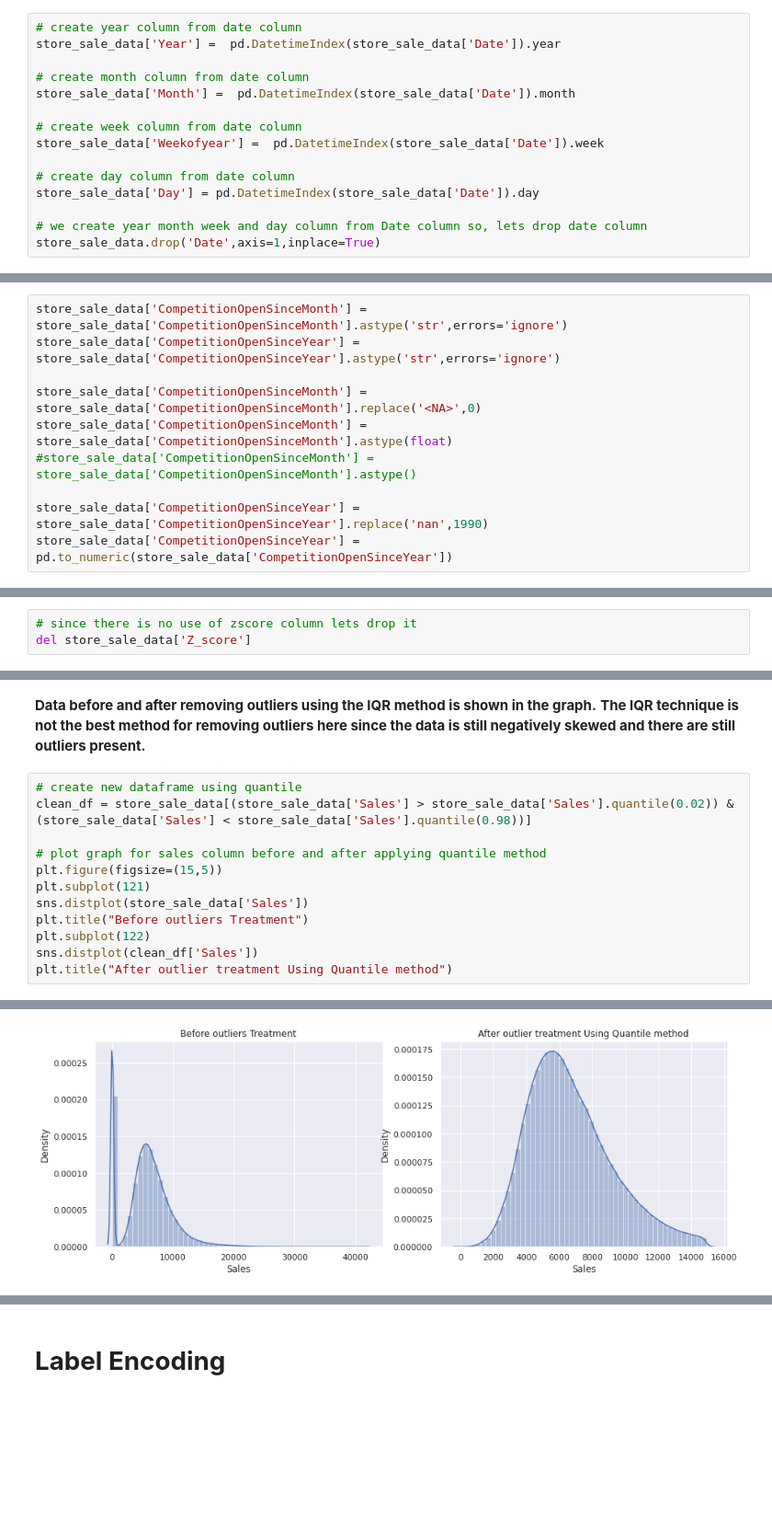
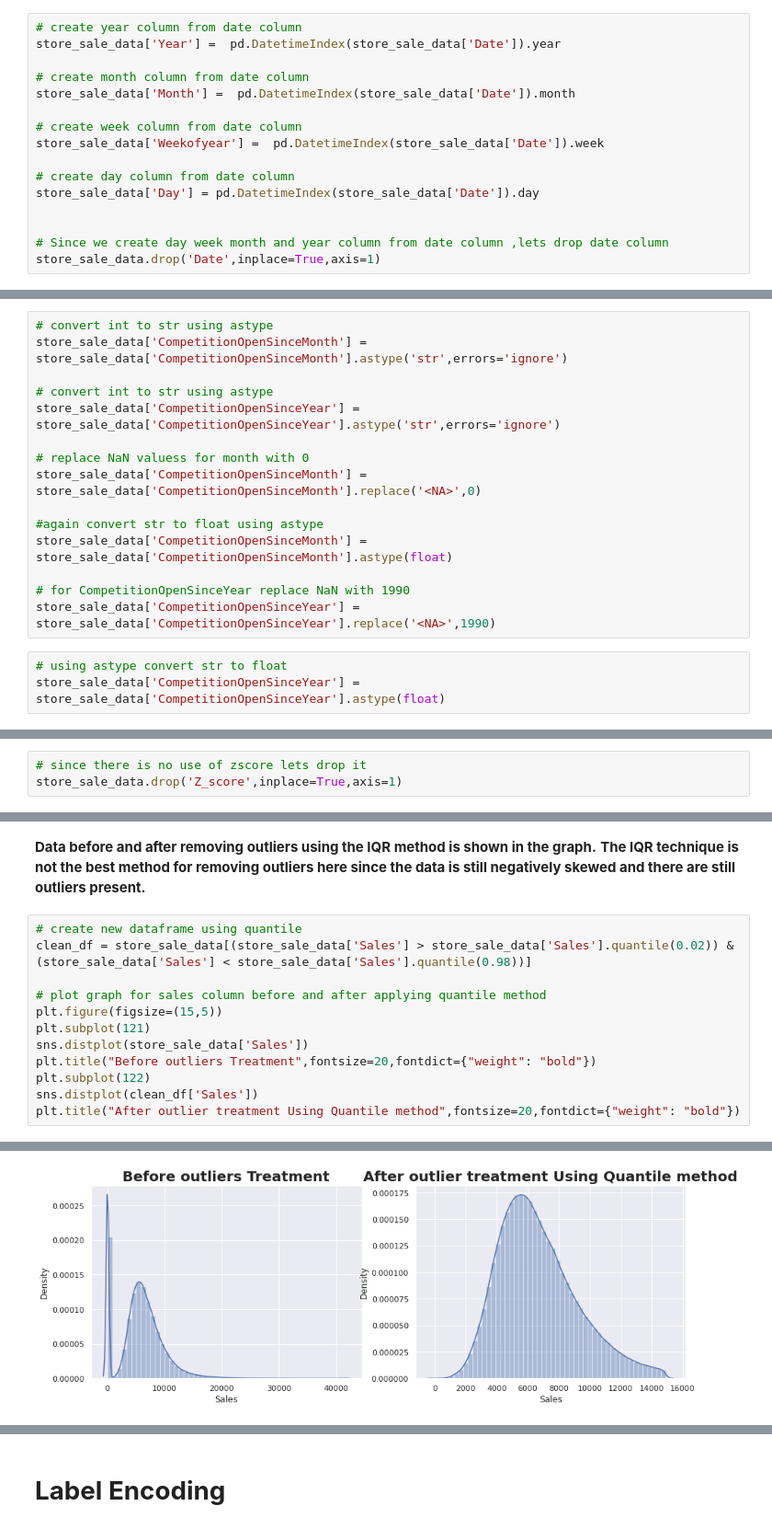
Before and after one commit to priyankashinde-DS/Rossmann_sales_prediction, a Jupyter notebook: ML(Supervised)_Rossmann_Sales_Prediction_Capstone_Project.ipynb, the cells around one changed output, grey strips where cells are left out. Shown at 92% size. Cells and saved outputs as stored; diff of their text form; blank space fills up the shorter version.

```diff
--- a/ML(Supervised)_Rossmann_Sales_Prediction_Capstone_Project.ipynb
+++ b/ML(Supervised)_Rossmann_Sales_Prediction_Capstone_Project.ipynb
@@ -395,8 +450,9 @@ store_sale_data['Weekofyear'] =  pd.DatetimeIndex(store_sale_data['Date']).week
 # create day column from date column
 store_sale_data['Day'] = pd.DatetimeIndex(store_sale_data['Date']).day
 
-# we create year month week and day column from Date column so, lets drop date column
-store_sale_data.drop('Date',axis=1,inplace=True)
+
+# Since we create day week month and year column from date column ,lets drop date column
+store_sale_data.drop('Date',inplace=True,axis=1)
 # %% [markdown]
 **In Date column using DatetimeIndex function extract other features year, month and weekofyear  from Date.**
 # %%
@@ -688,15 +767,23 @@ store_sale_data.drop(['Promo2SinceWeek','Promo2SinceYear','PromoInterval'],inpla
 # %% [markdown]
 # **Feature Engg.**
 # %%
+# convert int to str using astype
 store_sale_data['CompetitionOpenSinceMonth'] = store_sale_data['CompetitionOpenSinceMonth'].astype('str',errors='ignore')
+
+# convert int to str using astype
 store_sale_data['CompetitionOpenSinceYear'] = store_sale_data['CompetitionOpenSinceYear'].astype('str',errors='ignore')
 
+# replace NaN valuess for month with 0
 store_sale_data['CompetitionOpenSinceMonth'] = store_sale_data['CompetitionOpenSinceMonth'].replace('<NA>',0)
+
+#again convert str to float using astype
 store_sale_data['CompetitionOpenSinceMonth'] = store_sale_data['CompetitionOpenSinceMonth'].astype(float)
-#store_sale_data['CompetitionOpenSinceMonth'] = store_sale_data['CompetitionOpenSinceMonth'].astype()
 
-store_sale_data['CompetitionOpenSinceYear'] = store_sale_data['CompetitionOpenSinceYear'].replace('nan',1990)
-store_sale_data['CompetitionOpenSinceYear'] = pd.to_numeric(store_sale_data['CompetitionOpenSinceYear'])
+# for CompetitionOpenSinceYear replace NaN with 1990
+store_sale_data['CompetitionOpenSinceYear'] = store_sale_data['CompetitionOpenSinceYear'].replace('<NA>',1990)
+# %%
+# using astype convert str to float
+store_sale_data['CompetitionOpenSinceYear'] = store_sale_data['CompetitionOpenSinceYear'].astype(float)
 # %%
 # create function to change dtype float to int and replace below 1990 value with 1990
 def replace_nan(i):
@@ -756,8 +859,8 @@ Text(0.5, 1.0, 'Using z_score')
 # %% [markdown]
 ***Graph shows data before and after removing outliers. As can be seen here, z scores are not the correct technique to remove outliers as data is still skewed and outliers still remain.***
 # %%
-# since there is no use of zscore column lets drop it
-del store_sale_data['Z_score']
+# since there is no use of zscore lets drop it
+store_sale_data.drop('Z_score',inplace=True,axis=1)
 # %%
 # Calulate iqr range
 IQR = store_sale_data['Sales'].quantile(0.75) - store_sale_data['Sales'].quantile(0.25)
@@ -788,18 +891,18 @@ Text(0.5, 1.0, 'After outlier treatment Using IQR')
 # %%
 # create new dataframe using quantile
 clean_df = store_sale_data[(store_sale_data['Sales'] > store_sale_data['Sales'].quantile(0.02)) & (store_sale_data['Sales'] < store_sale_data['Sales'].quantile(0.98))]
 
 # plot graph for sales column before and after applying quantile method
 plt.figure(figsize=(15,5))
 plt.subplot(121)
 sns.distplot(store_sale_data['Sales'])
-plt.title("Before outliers Treatment")
+plt.title("Before outliers Treatment",fontsize=20,fontdict={"weight": "bold"})
 plt.subplot(122)
 sns.distplot(clean_df['Sales'])
-plt.title("After outlier treatment Using Quantile method")
+plt.title("After outlier treatment Using Quantile method",fontsize=20,fontdict={"weight": "bold"})
 # %% [output]
 Text(0.5, 1.0, 'After outlier treatment Using Quantile method')
-[figure, old version]
+[figure, new version]
 # %% [markdown]
 
 
```
Also changed, not shown: parts of 79 cells of this notebook.
